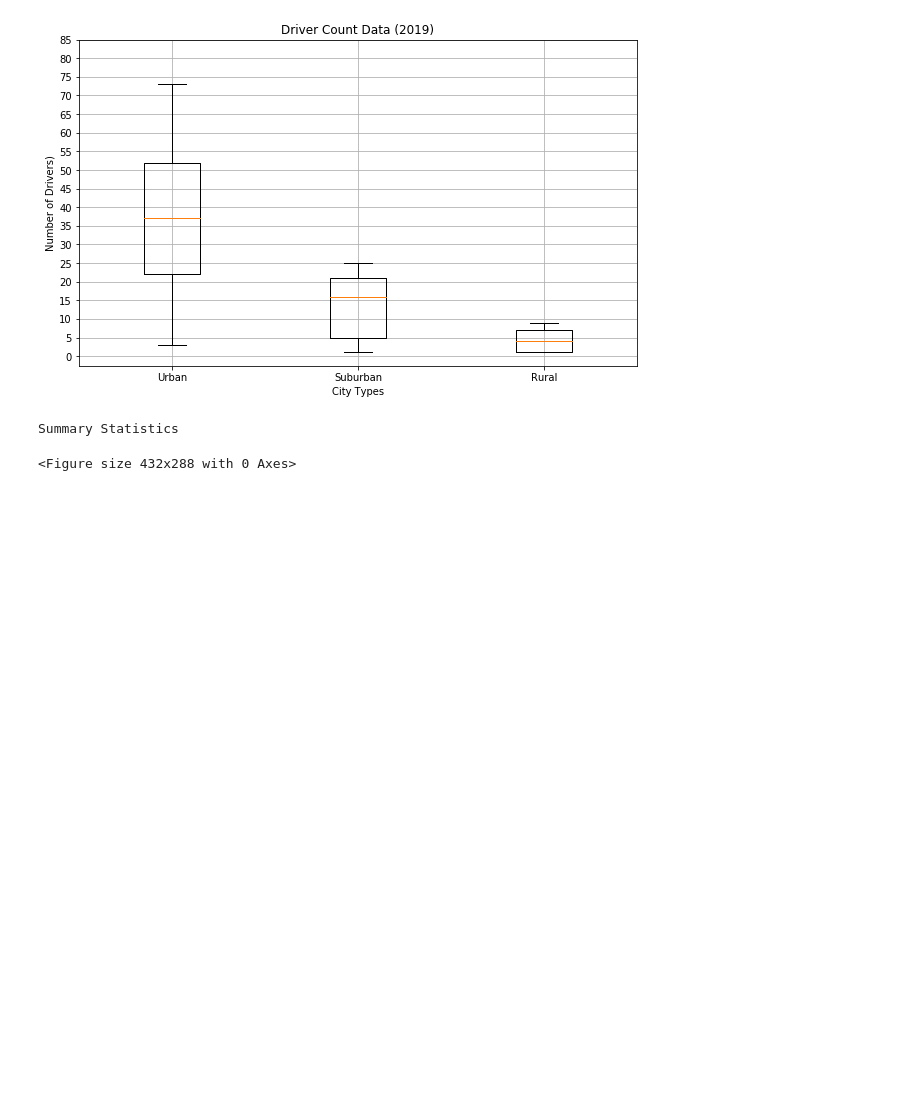
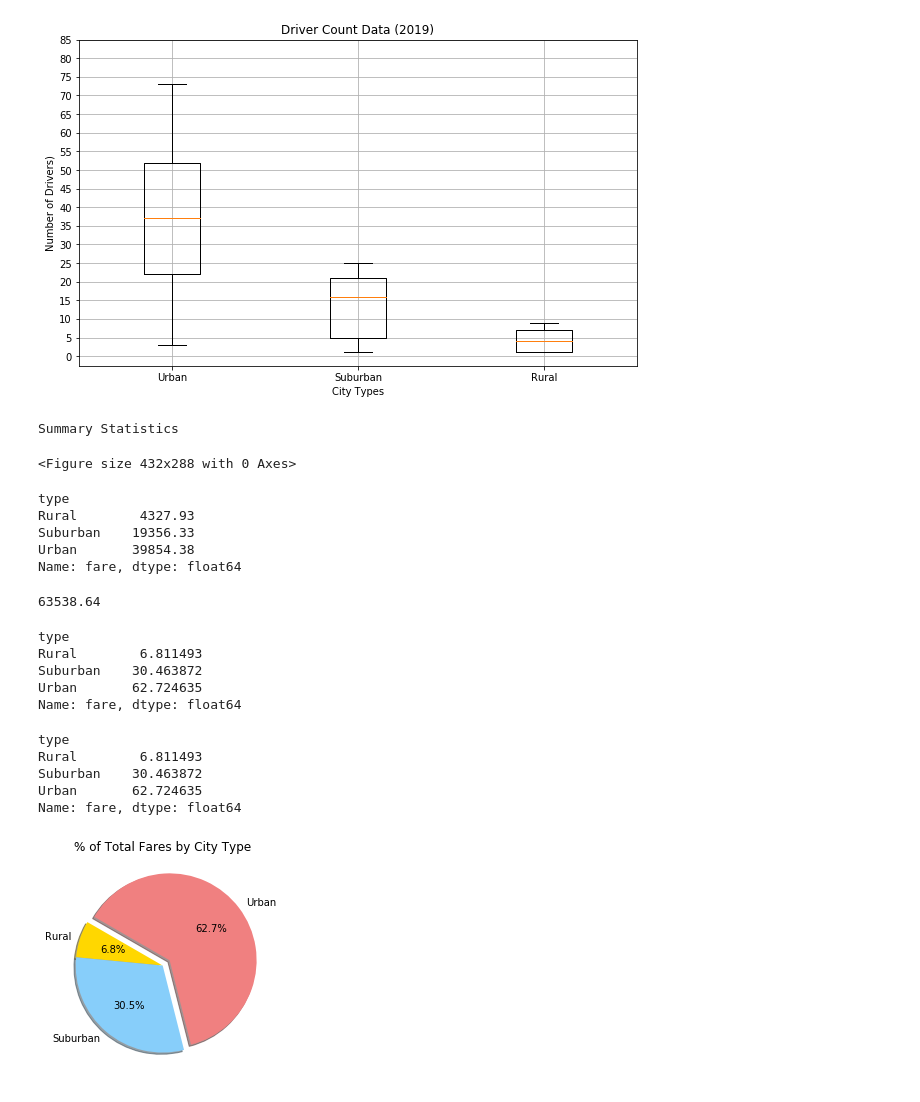
Before and after one commit to svmanohar/PyBer_Analysis, a Jupyter notebook: PyBer.ipynb, the cells around one changed output. Cells and saved outputs as stored; diff of their text form; code cells hidden in the pictures; blank space fills up the shorter version.

Commit message:
Added pie chart output

```diff
--- a/PyBer.ipynb
+++ b/PyBer.ipynb
@@ -695,3 +695,60 @@ plt.savefig('analysis/Fig4.png')
 [figure]
 Summary Statistics
 <Figure size 432x288 with 0 Axes>
+# %%
+# Generating Pie charts to show percentage breakdowns
+# we want to make a chart that shows % of total fares by city (how much of total revenue is from urban, suburban, and rural cities)
+# We should do the following:
+    # 1. Get total fares for each city type
+    # 2. Get total fares for all cities combined (total revenue)
+    # 3. Calculate percentage of total fares for each city type
+
+# Get the sum of the fares for each city type.
+sum_fares_by_type = pyber_data_df.groupby(["type"]).sum()["fare"]
+sum_fares_by_type
+# %% [output]
+type
+Rural        4327.93
+Suburban    19356.33
+Urban       39854.38
+Name: fare, dtype: float64
+# %%
+# Get the sum of all the fares.
+total_fares = pyber_data_df["fare"].sum()
+total_fares
+# %% [output]
+63538.64
+# %%
+# Calculate the percentage of fare for each city type.
+type_percents = 100 * sum_fares_by_type / total_fares
+type_percents
+# %% [output]
+type
+Rural        6.811493
+Suburban    30.463872
+Urban       62.724635
+Name: fare, dtype: float64
+# %%
+# The above could have alternatively been done in ONE line of code:
+# Calculate the percentage of fare for each city type.
+type_percents = 100 * pyber_data_df.groupby(["type"]).sum()["fare"] / pyber_data_df["fare"].sum()
+type_percents
+# %% [output]
+type
+Rural        6.811493
+Suburban    30.463872
+Urban       62.724635
+Name: fare, dtype: float64
+# %%
+# Build the percentage of fares by city type pie chart.
+plt.pie(type_percents,
+    labels=["Rural", "Suburban", "Urban"],
+    colors=["gold", "lightskyblue", "lightcoral"],
+    explode=[0, 0, 0.1],
+    autopct='%1.1f%%',
+    shadow=True, startangle=150)
+plt.title("% of Total Fares by City Type")
+# Show Figure
+plt.show()
+# %% [output]
+[figure, added]
```
Also changed, not shown: parts of 1 cell of this notebook, 1 other file.
